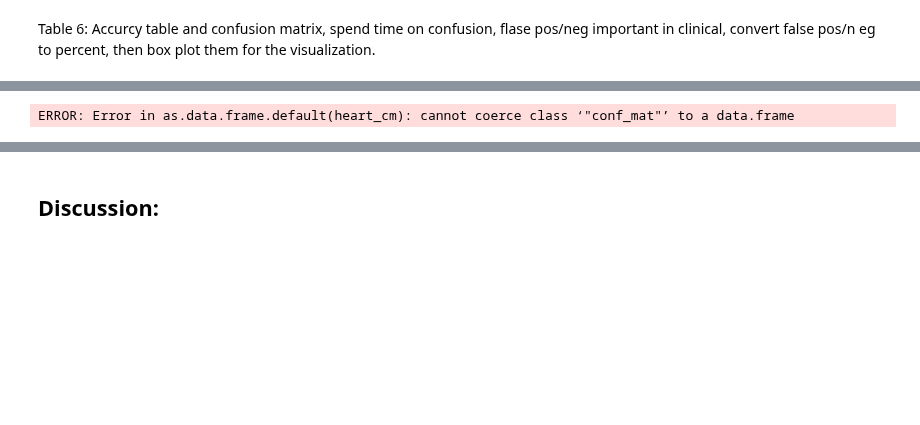
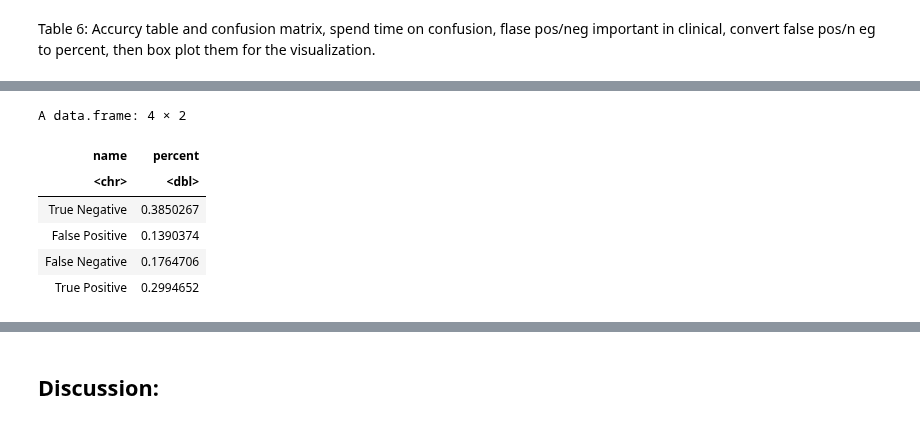
Before and after one commit to josephsoo/dsci_100_group_12, a Jupyter notebook: Project report.ipynb, the cells around one changed output, grey strips where cells are left out. Saved outputs shown, nothing was run; the diff lists cells and outputs as text; code cells hidden in the pictures; blank space fills up the shorter version.

```diff
--- a/Project report.ipynb
+++ b/Project report.ipynb
@@ -457,4 +464,16 @@ Further discussion on the impacts and importance of these rates can be found in
 # %%
-heart_cm
+# Turn conf_mat into tibble and add percent column
+percent_heart_cm <- tidy(heart_cm) |> mutate(percent = value / sum(value))
+
+# Create dataframe with human readable values for name column and with percentage column
+readable_percent_heart_cm <- data.frame(name = c("True Negative", "False Positive", "False Negative", "True Positive"), percent = percent_heart_cm$percent)
+
+readable_percent_heart_cm
 # %% [output]
-ERROR: Error in as.data.frame.default(heart_cm): cannot coerce class ‘"conf_mat"’ to a data.frame
+A data.frame: 4 × 2
+| name | percent |
+| <chr> | <dbl> |
+| True Negative | 0.3850267 |
+| False Positive | 0.1390374 |
+| False Negative | 0.1764706 |
+| True Positive | 0.2994652 |
```
Also changed, not shown: parts of 5 cells of this notebook.
